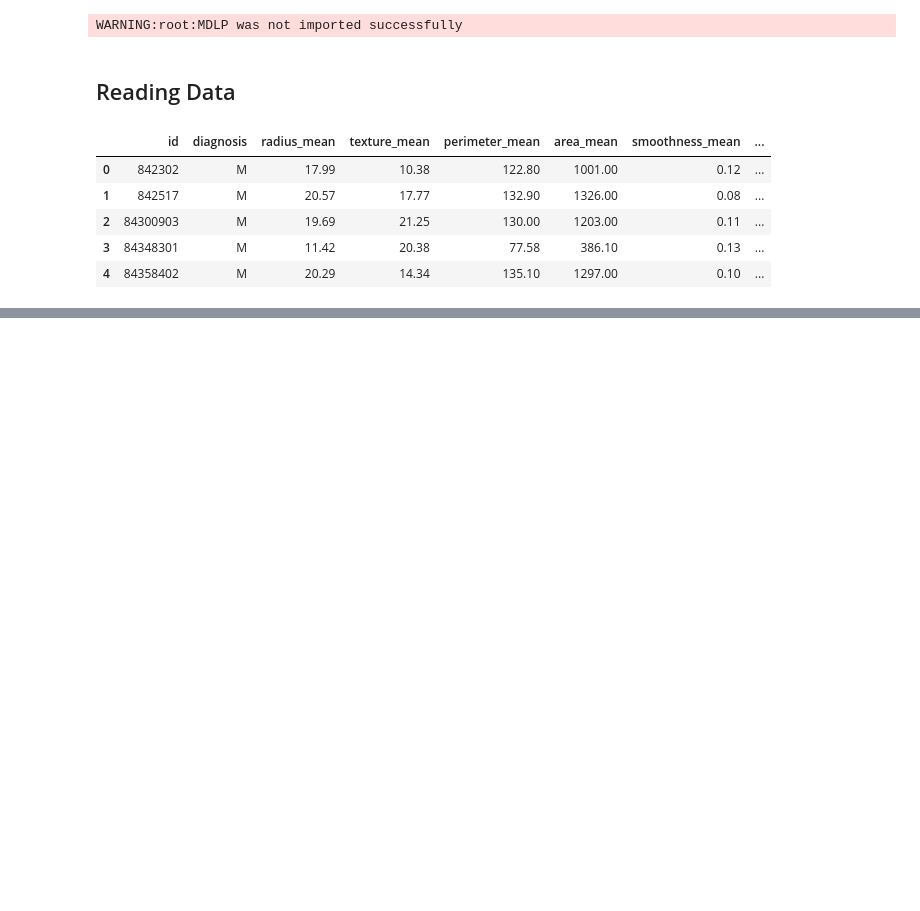
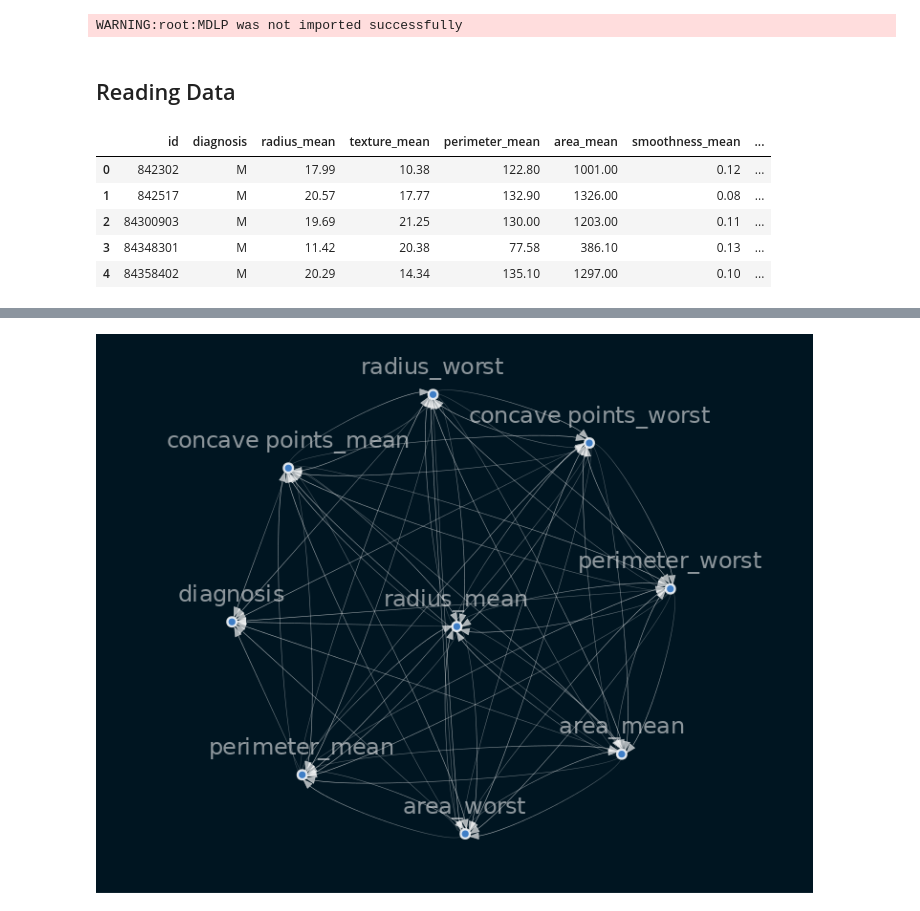
Before and after one commit to dagmawiii03/causal-inference, a Jupyter notebook: notebooks/Untitled.ipynb, the cells around one changed output, grey strips where cells are left out. Saved outputs shown, nothing was run; the diff lists cells and outputs as text; code cells hidden in the pictures; blank space fills up the shorter version.

```diff
--- a/notebooks/Untitled.ipynb
+++ b/notebooks/Untitled.ipynb
@@ -89,0 +70,3 @@ x.head(5)
+# %%
+features = x.iloc[:, 1:]
+features
@@ -89,0 +87,4 @@ x.head(5)
+# %%
+normal_data = process.scale_and_normalize(features, features.columns.to_list())
+normal_data.insert(loc=0, column='diagnosis', value=x['diagnosis'])
+normal_data.head()
@@ -89,0 +98,3 @@ x.head(5)
+# %%
+%%time
+sm = from_pandas(normal_data.iloc[:, :9], tabu_parent_nodes=['diagnosis'],)
@@ -89,0 +104,4 @@ x.head(5)
+# %%
+vz.vis_sm(sm)
+# %% [output]
+[figure, added]
```
Also changed, not shown: parts of 19 cells of this notebook.
